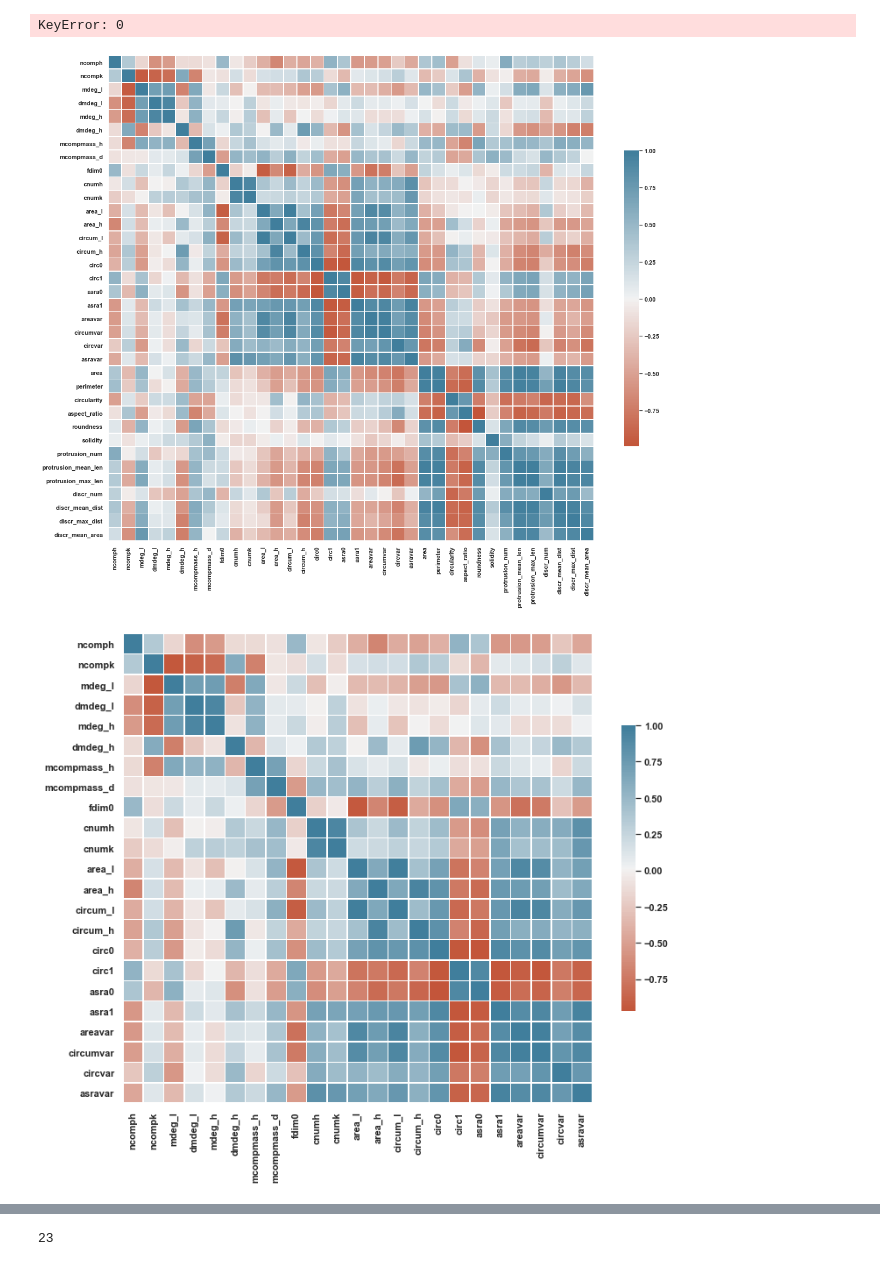
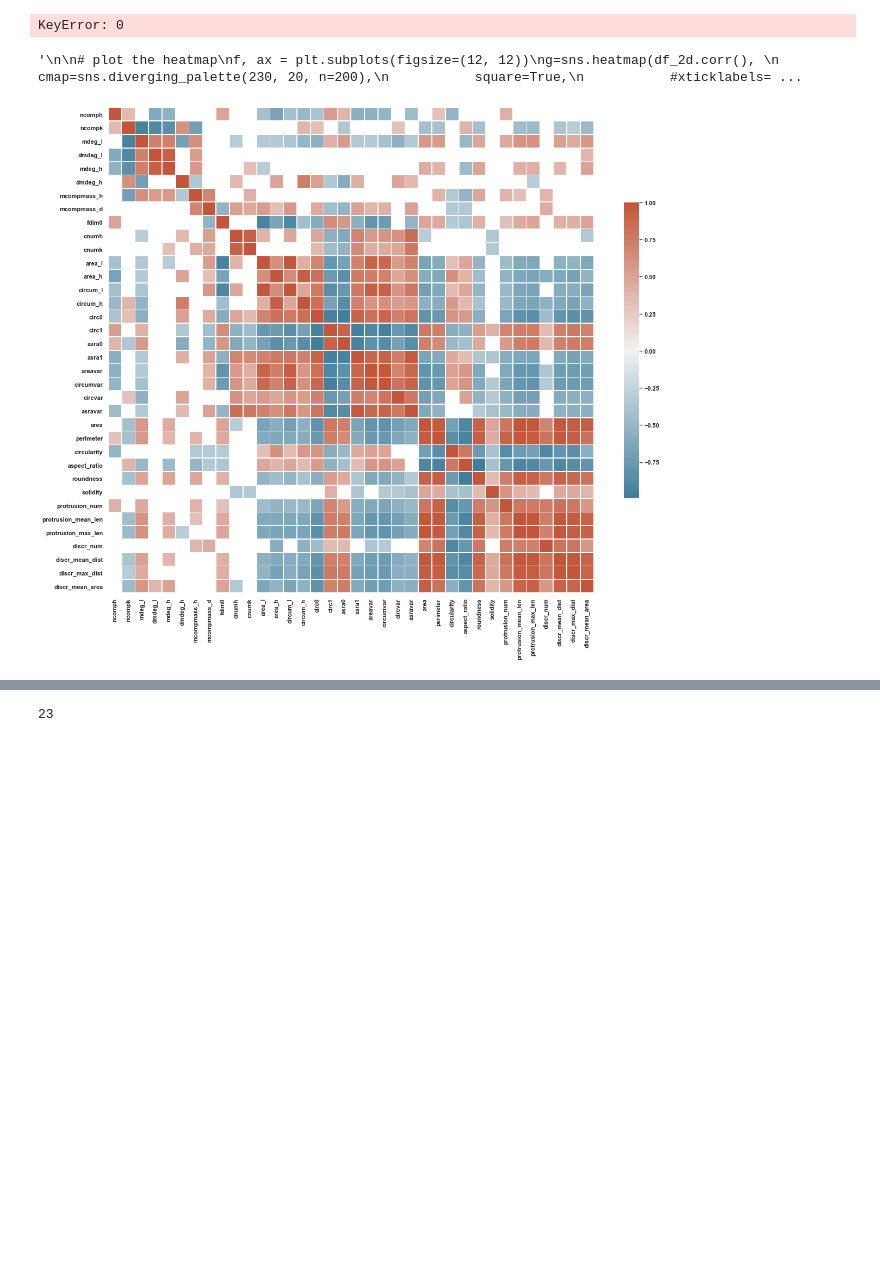
Before and after one commit to trevor-chan/research, a Jupyter notebook: morpho_scripts/Untitled.ipynb, the cells around one changed output, grey strips where cells are left out. Cells and saved outputs as stored; diff of their text form; code cells hidden in the pictures; blank space fills up the shorter version.

Commit message:
script plotting modifications

```diff
--- a/morpho_scripts/Untitled.ipynb
+++ b/morpho_scripts/Untitled.ipynb
@@ -1174,36 +1175,67 @@ KeyError: 0
 # %%
 # plot the heatmap
 f, ax = plt.subplots(figsize=(20, 20))
 g=sns.heatmap(combineddf.corr(),
-           cmap=sns.diverging_palette(20, 230, n=200),
+           cmap=sns.diverging_palette(230, 20, n=200),
            square=True,
            #xticklabels='True', yticklabels='True'
               cbar_kws={"shrink": .5},
               linewidths=.5
            )
-plt.savefig("2d3dCombined_linvar_heatmap.svg", format = 'svg')
+
+
+##----------------------------------------------------------------------------
+
+from matplotlib.patches import Rectangle
+ax = g
+
+cmatrix = combineddf.corr().to_numpy()
+for i,row in enumerate(cmatrix):
+    for j,col in enumerate(row):
+        if -0.3<cmatrix[i][j]<.3:
+            ax.add_patch(Rectangle((i, j), 1, 1, fill=True, color='white'))
+
+        '''
+        if cmatrix[i][j] > .5:
+            ax.add_patch(Rectangle((i, j), 1, 1, fill=False, edgecolor='yellow', lw=2))
+        if cmatrix[i][j] < -.5:
+            ax.add_patch(Rectangle((i, j), 1, 1, fill=False, edgecolor='orange', lw=2))
+        if cmatrix[i][j] > .7:
+            ax.add_patch(Rectangle((i, j), 1, 1, fill=False, edgecolor='lime', lw=2))
+        if cmatrix[i][j] < -.7:
+            ax.add_patch(Rectangle((i, j), 1, 1, fill=False, edgecolor='red', lw=2))
+        '''
+
+
+plt.savefig("2d3dCombined_linvar_heatmap.png", format = 'png')
+
+
+
+'''
 
 # plot the heatmap
 f, ax = plt.subplots(figsize=(12, 12))
 g=sns.heatmap(df_2d.corr(),
-           cmap=sns.diverging_palette(20, 230, n=200),
+           cmap=sns.diverging_palette(230, 20, n=200),
            square=True,
            #xticklabels='True', yticklabels='True'
               cbar_kws={"shrink": .5},
               linewidths=.5
            )
 plt.savefig("2d_linvar_heatmap.svg", format = 'svg')
 
 # plot the heatmap
 f, ax = plt.subplots(figsize=(8, 8))
 g=sns.heatmap(df_3d.corr(),
-           cmap=sns.diverging_palette(20, 230, n=200),
+           cmap=sns.diverging_palette(230, 20, n=200),
            square=True,
            #xticklabels='True', yticklabels='True'
               cbar_kws={"shrink": .5},
               linewidths=.5
            )
 plt.savefig("3d_linvar_heatmap.svg", format = 'svg')
+
+'''
 # %% [output]
+'\n\n# plot the heatmap\nf, ax = plt.subplots(figsize=(12, 12))\ng=sns.heatmap(df_2d.corr(), \n           cmap=sns.diverging_palette(230, 20, n=200),\n           square=True,\n           #xticklabels= ...
-[figure, old version]
+[figure, new version]
-[figure, removed]
```
Also changed, not shown: parts of 12 cells of this notebook.
